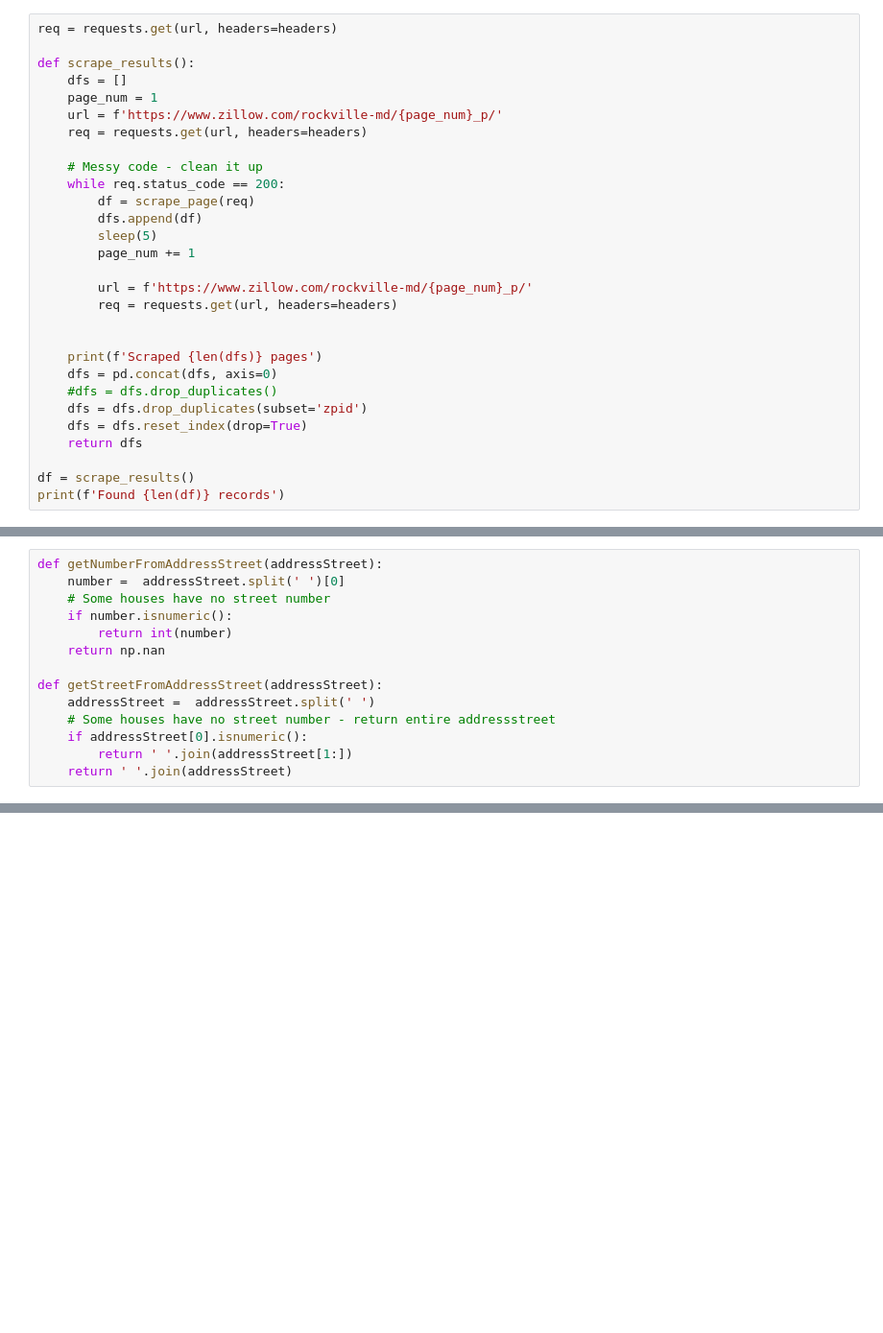
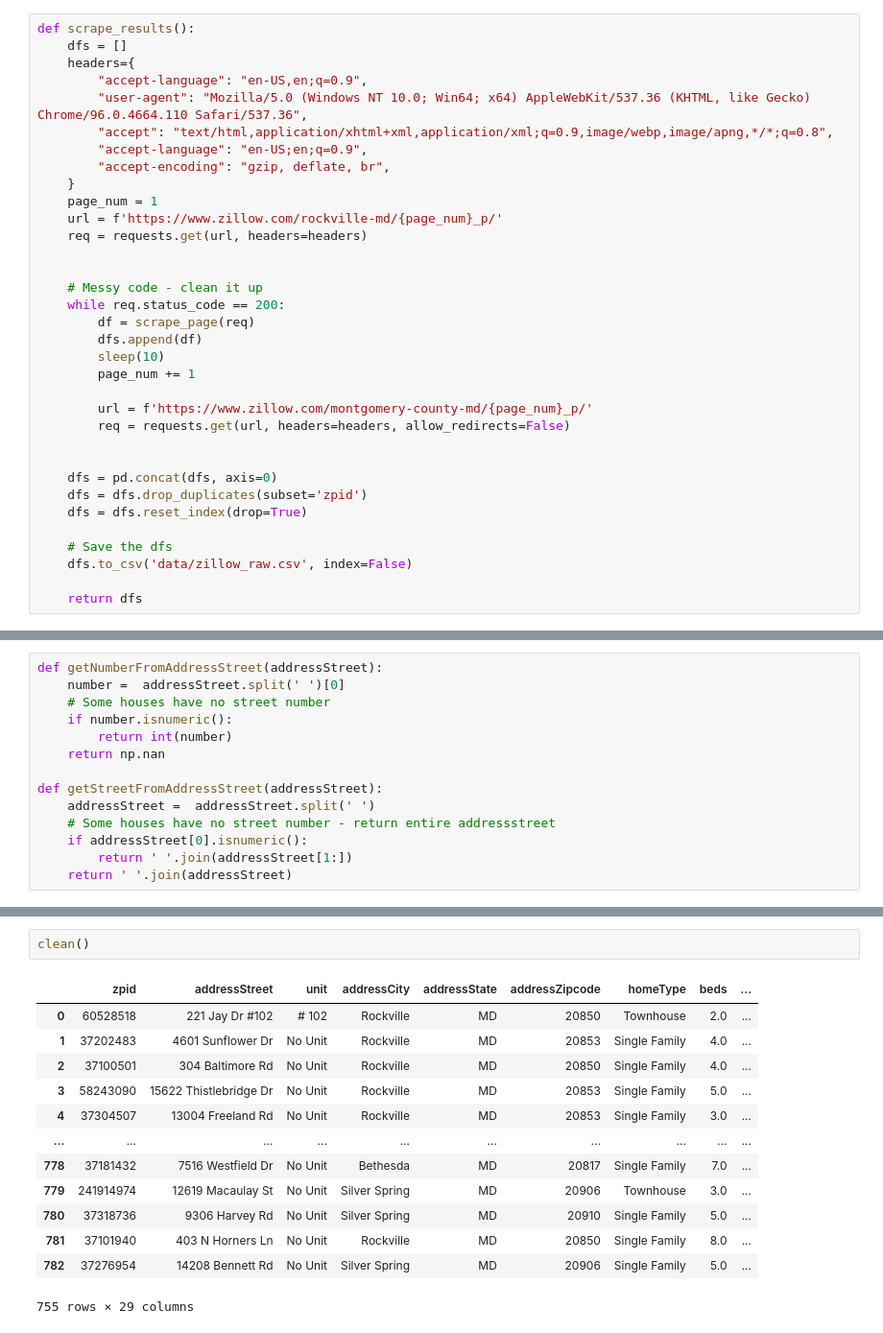
Before and after one commit to penichols10/zillow, a Jupyter notebook: scrape.ipynb, the cells around one changed output, grey strips where cells are left out. Shown: that part at 96% size. Cells and saved outputs as stored; diff of their text form; blank space fills up the shorter version.

```diff
--- a/scrape.ipynb
+++ b/scrape.ipynb
@@ -30,31 +19,36 @@ def scrape_page(req):
 
     return df
 # %%
-req = requests.get(url, headers=headers)
-
 def scrape_results():
     dfs = []
+    headers={
+        "accept-language": "en-US,en;q=0.9",
+        "user-agent": "Mozilla/5.0 (Windows NT 10.0; Win64; x64) AppleWebKit/537.36 (KHTML, like Gecko) Chrome/96.0.4664.110 Safari/537.36",
+        "accept": "text/html,application/xhtml+xml,application/xml;q=0.9,image/webp,image/apng,*/*;q=0.8",
+        "accept-language": "en-US;en;q=0.9",
+        "accept-encoding": "gzip, deflate, br",
+    }
     page_num = 1
     url = f'https://www.zillow.com/rockville-md/{page_num}_p/'
     req = requests.get(url, headers=headers)
+
 
     # Messy code - clean it up
     while req.status_code == 200:
         df = scrape_page(req)
         dfs.append(df)
-        sleep(5)
+        sleep(10)
         page_num += 1
 
-        url = f'https://www.zillow.com/rockville-md/{page_num}_p/'
-        req = requests.get(url, headers=headers)
+        url = f'https://www.zillow.com/montgomery-county-md/{page_num}_p/'
+        req = requests.get(url, headers=headers, allow_redirects=False)
 
 
-    print(f'Scraped {len(dfs)} pages')
     dfs = pd.concat(dfs, axis=0)
-    #dfs = dfs.drop_duplicates()
     dfs = dfs.drop_duplicates(subset='zpid')
     dfs = dfs.reset_index(drop=True)
+
+    # Save the dfs
+    dfs.to_csv('data/zillow_raw.csv', index=False)
+
     return dfs
-
-df = scrape_results()
-print(f'Found {len(df)} records')
@@ -137,0 +196,16 @@ df.to_csv('clean.csv', index=False)
+# %%
+clean()
+# %% [output]
+|  | zpid | addressStreet | unit | addressCity | addressState | addressZipcode | homeType | beds | ... |
+| 0 | 60528518 | 221 Jay Dr #102 | # 102 | Rockville | MD | 20850 | Townhouse | 2.0 | ... |
+| 1 | 37202483 | 4601 Sunflower Dr | No Unit | Rockville | MD | 20853 | Single Family | 4.0 | ... |
+| 2 | 37100501 | 304 Baltimore Rd | No Unit | Rockville | MD | 20850 | Single Family | 4.0 | ... |
+| 3 | 58243090 | 15622 Thistlebridge Dr | No Unit | Rockville | MD | 20853 | Single Family | 5.0 | ... |
+| 4 | 37304507 | 13004 Freeland Rd | No Unit | Rockville | MD | 20853 | Single Family | 3.0 | ... |
+| ... | ... | ... | ... | ... | ... | ... | ... | ... | ... |
+| 778 | 37181432 | 7516 Westfield Dr | No Unit | Bethesda | MD | 20817 | Single Family | 7.0 | ... |
+| 779 | 241914974 | 12619 Macaulay St | No Unit | Silver Spring | MD | 20906 | Townhouse | 3.0 | ... |
+| 780 | 37318736 | 9306 Harvey Rd | No Unit | Silver Spring | MD | 20910 | Single Family | 5.0 | ... |
+| 781 | 37101940 | 403 N Horners Ln | No Unit | Rockville | MD | 20850 | Single Family | 8.0 | ... |
+| 782 | 37276954 | 14208 Bennett Rd | No Unit | Silver Spring | MD | 20906 | Single Family | 5.0 | ... |
+755 rows × 29 columns
```
Also changed, not shown: parts of 11 cells of this notebook.
